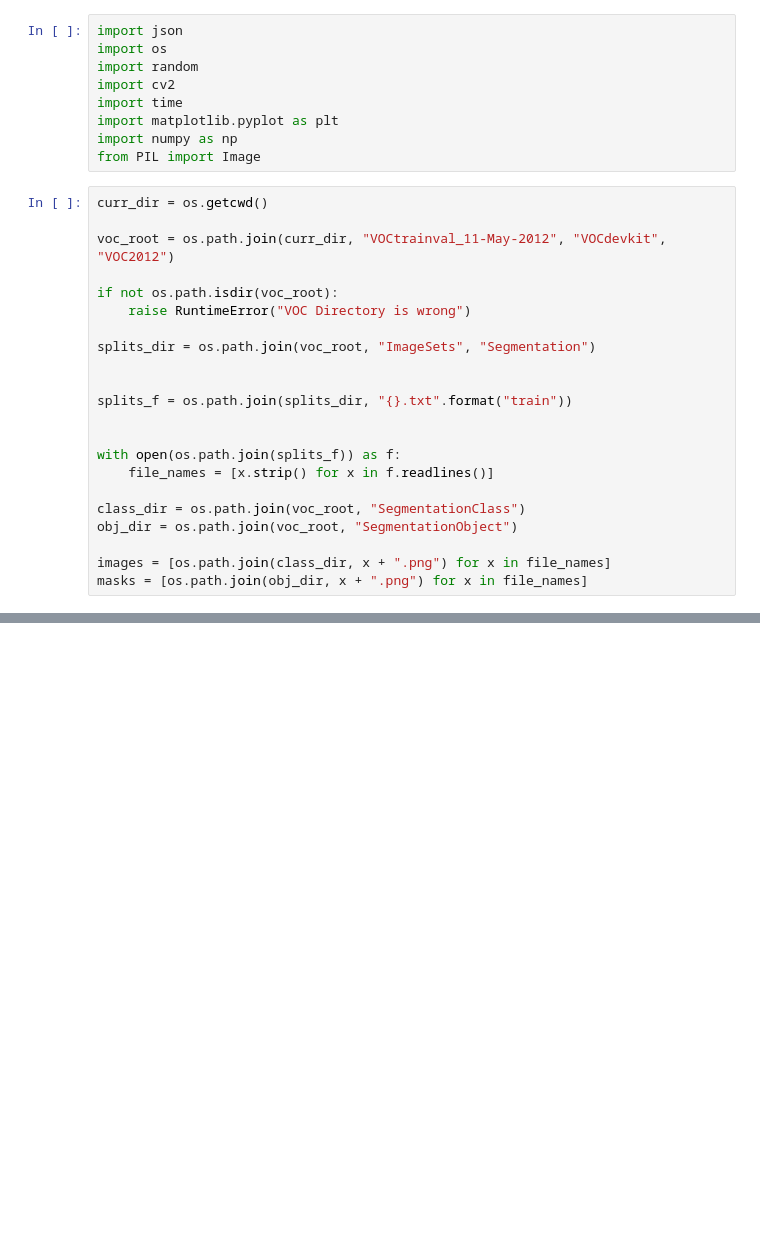
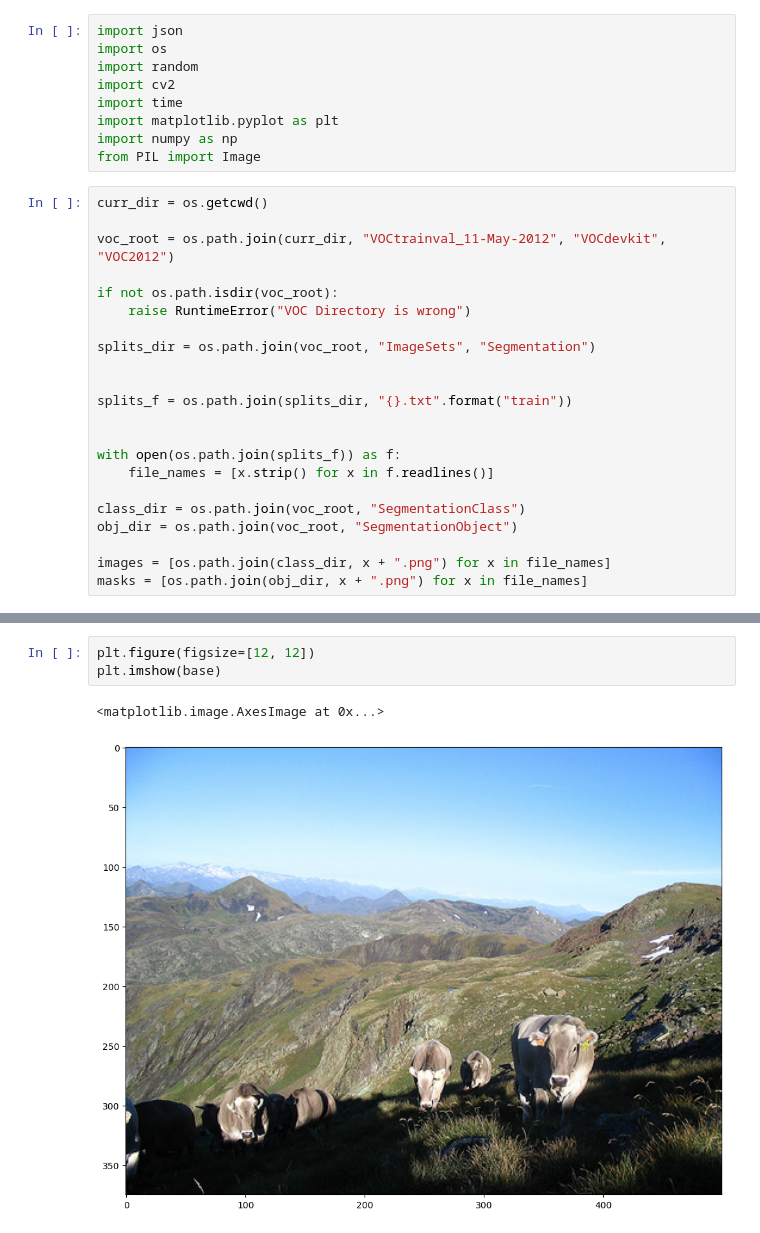
Before and after one commit to youxiang-git/WSSS_method, a Jupyter notebook: voc_pts.ipynb, the cells around one changed output, grey strips where cells are left out. Saved outputs shown, nothing was run; the diff lists cells and outputs as text; blank space fills up the shorter version.

```diff
--- a/voc_pts.ipynb
+++ b/voc_pts.ipynb
@@ -157,0 +153,6 @@ plt.imshow(base)
+# %%
+plt.figure(figsize=[12, 12])
+plt.imshow(base)
+# %% [output]
+<matplotlib.image.AxesImage at 0x...>
+[figure, added]
```
Also changed, not shown: parts of 4 cells of this notebook, 13 other files.
